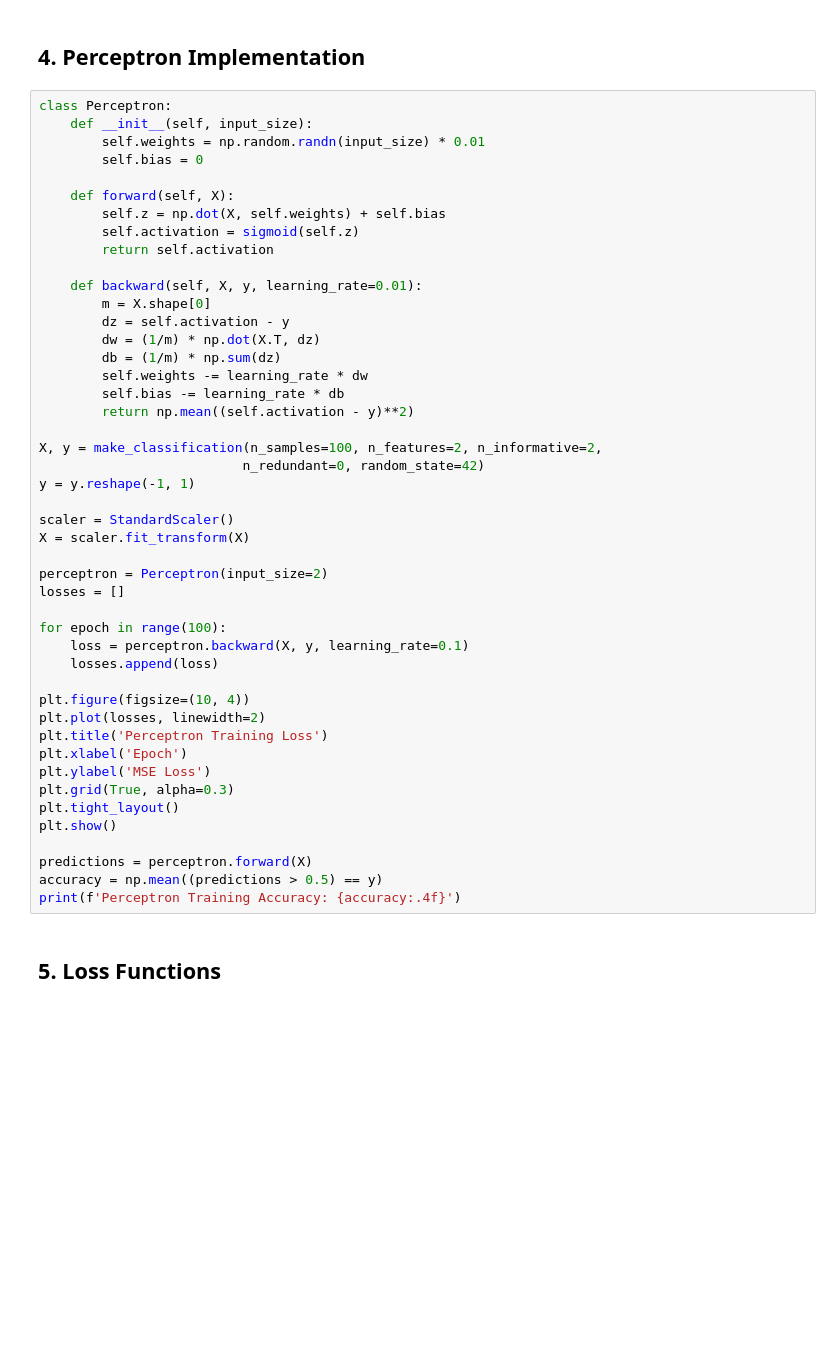
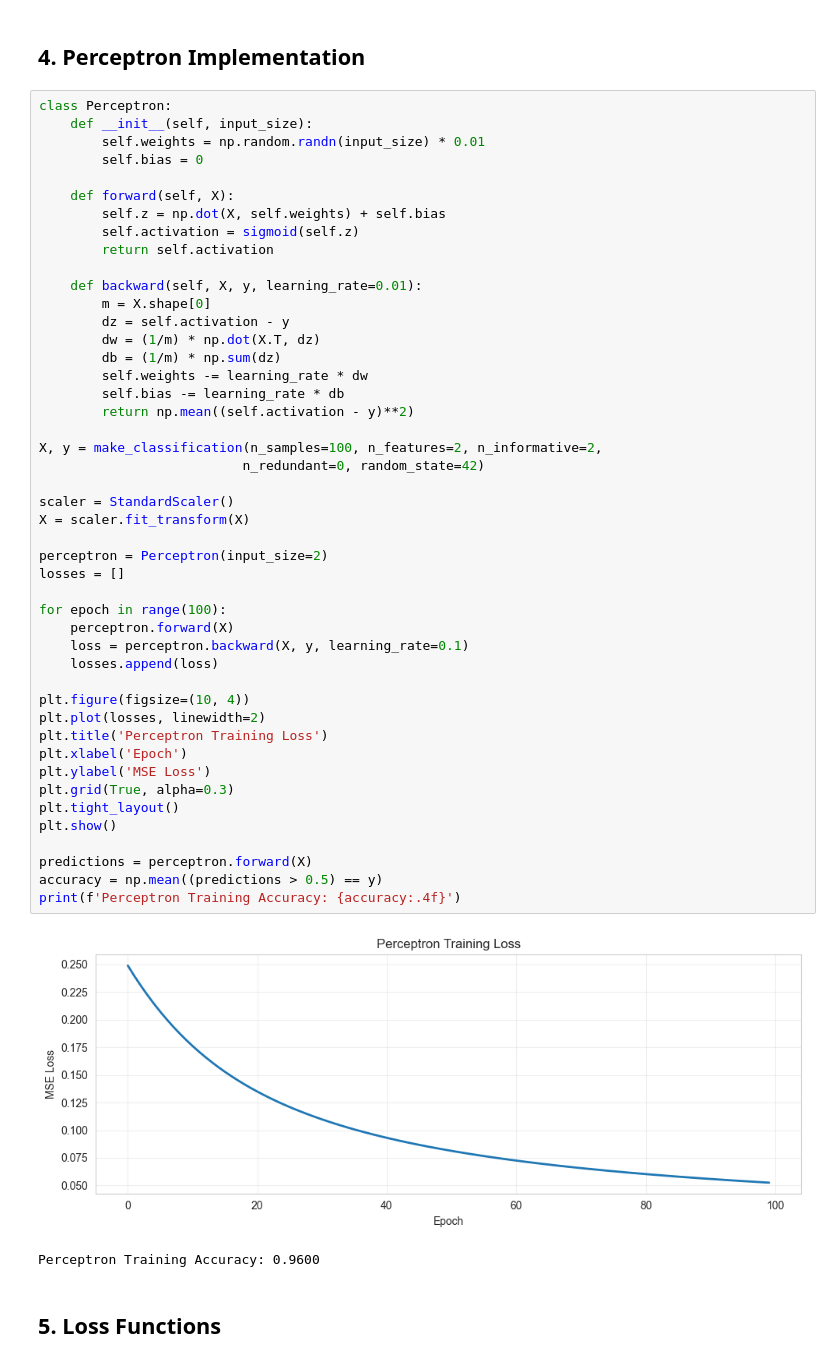
Before and after one commit to sanigam/AI-ML-Interview-Prep, a Jupyter notebook: 18_Deep_Learning_Fundamentals/Deep_Learning_Fundamentals.ipynb, the cells around one changed output. Cells and saved outputs as stored; diff of their text form; blank space fills up the shorter version.

```diff
--- a/18_Deep_Learning_Fundamentals/Deep_Learning_Fundamentals.ipynb
+++ b/18_Deep_Learning_Fundamentals/Deep_Learning_Fundamentals.ipynb
@@ -121,34 +127,37 @@ class Perceptron:
         db = (1/m) * np.sum(dz)
         self.weights -= learning_rate * dw
         self.bias -= learning_rate * db
         return np.mean((self.activation - y)**2)
 
 X, y = make_classification(n_samples=100, n_features=2, n_informative=2,
                           n_redundant=0, random_state=42)
-y = y.reshape(-1, 1)
 
 scaler = StandardScaler()
 X = scaler.fit_transform(X)
 
 perceptron = Perceptron(input_size=2)
 losses = []
 
 for epoch in range(100):
+    perceptron.forward(X)
     loss = perceptron.backward(X, y, learning_rate=0.1)
     losses.append(loss)
 
 plt.figure(figsize=(10, 4))
 plt.plot(losses, linewidth=2)
 plt.title('Perceptron Training Loss')
 plt.xlabel('Epoch')
 plt.ylabel('MSE Loss')
 plt.grid(True, alpha=0.3)
 plt.tight_layout()
 plt.show()
 
 predictions = perceptron.forward(X)
 accuracy = np.mean((predictions > 0.5) == y)
 print(f'Perceptron Training Accuracy: {accuracy:.4f}')
+# %% [output]
+[figure, added]
+Perceptron Training Accuracy: 0.9600
 # %% [markdown]
 ## 5. Loss Functions
 # %%
```
Also changed, not shown: parts of 8 cells of this notebook, 17 other files.
